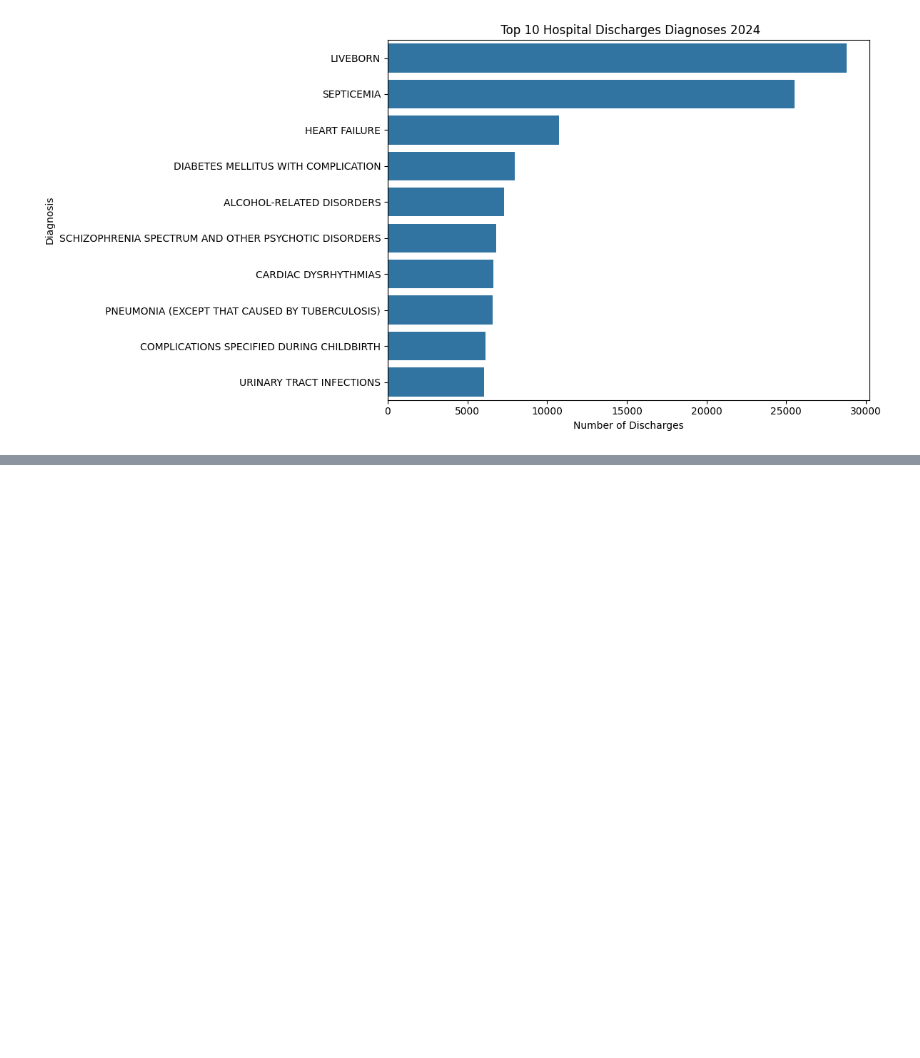
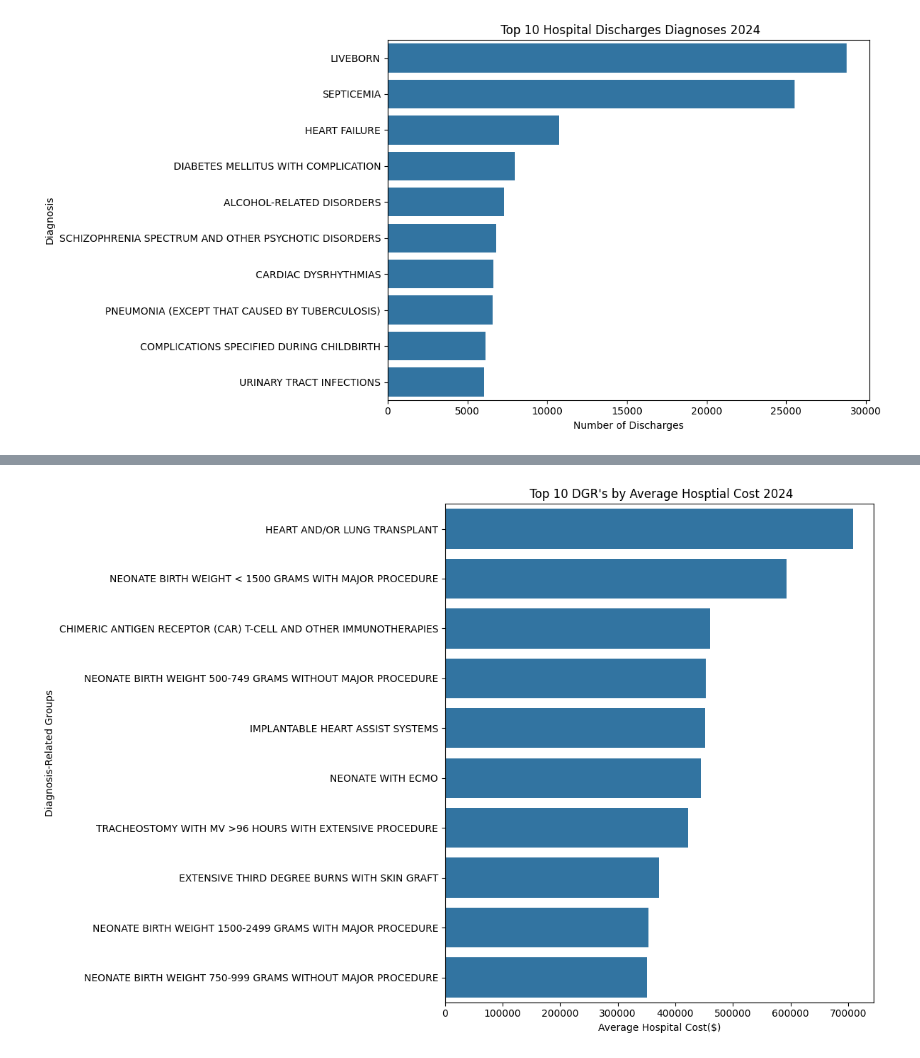
Before and after one commit to wenh08/Python_projects-, a Jupyter notebook: Hospital_Inpatient_Discharge.ipynb, the cells around one changed output, grey strips where cells are left out. Drawn from its saved outputs; the diff is of its cells as text; code cells hidden in the pictures; blank space fills up the shorter version.

```diff
--- a/Hospital_Inpatient_Discharge.ipynb
+++ b/Hospital_Inpatient_Discharge.ipynb
@@ -332,0 +409,20 @@ plt.show()
+# %%
+top_costs = (
+
+             hospital_df.groupby('DRG Description')['Costs'].mean().sort_values(
+                 ascending= False).head(10)
+)
+plt.figure(figsize = (12,8))
+
+sns.barplot(
+
+   x= top_costs.values,
+   y = top_costs.index
+)
+plt.title(" Top 10 DGR's by Average Hosptial Cost 2024")
+plt.xlabel('Average Hospital Cost($)')
+plt.ylabel('Diagnosis-Related Groups')
+plt.tight_layout()
+plt.show()
+# %% [output]
+[figure, added]
```
Also changed, not shown: parts of 7 cells of this notebook.
